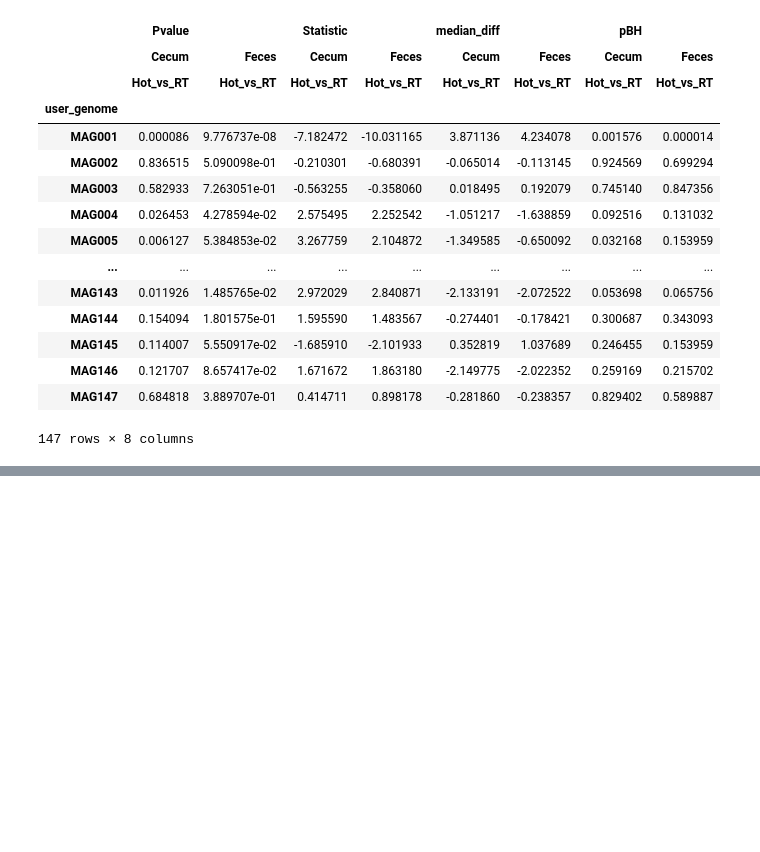
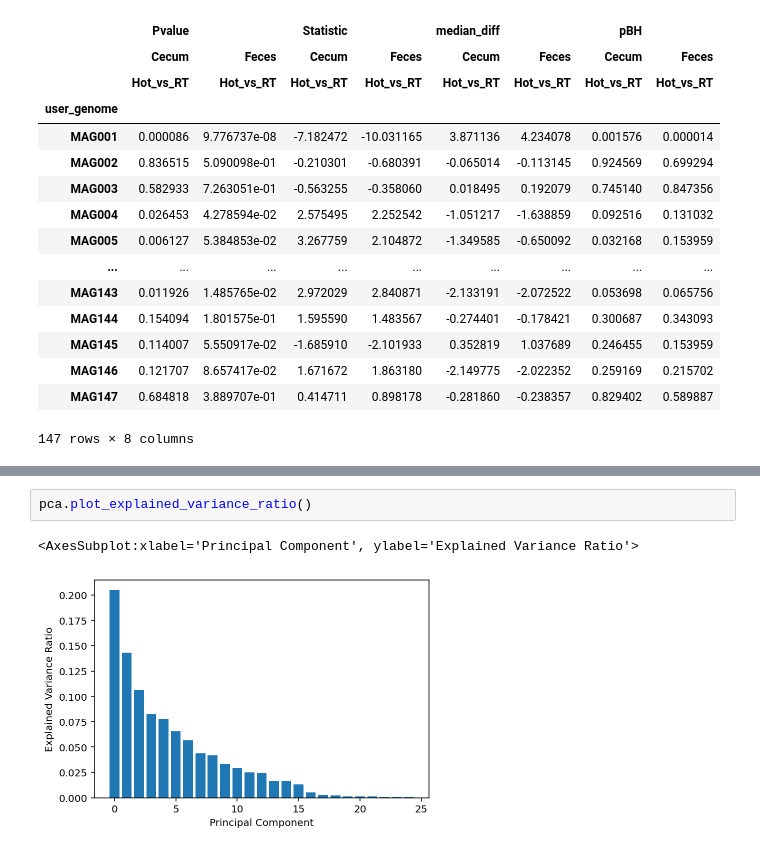
Before and after one commit to SilasK/statsplot, a Jupyter notebook: example.ipynb, the cells around one changed output, grey strips where cells are left out. Saved outputs shown, nothing was run; the diff lists cells and outputs as text; blank space fills up the shorter version.

```diff
--- a/example.ipynb
+++ b/example.ipynb
@@ -240,0 +264,5 @@ ST.plot("MAG001")
+# %%
+pca.plot_explained_variance_ratio()
+# %% [output]
+<AxesSubplot:xlabel='Principal Component', ylabel='Explained Variance Ratio'>
+[figure, added]
```
Also changed, not shown: parts of 10 cells of this notebook, 4 other files.
